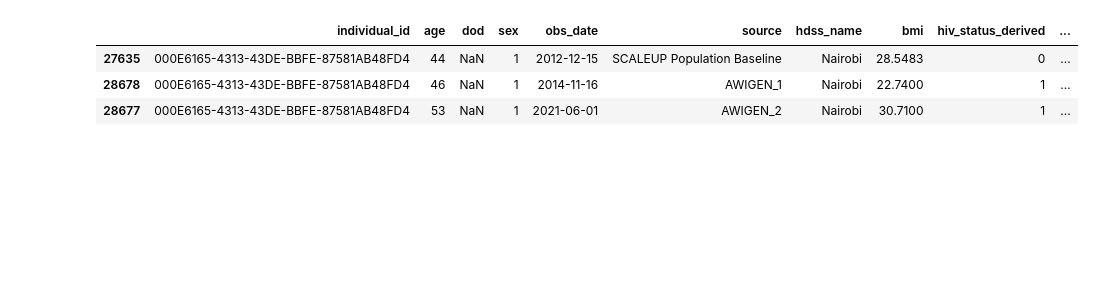
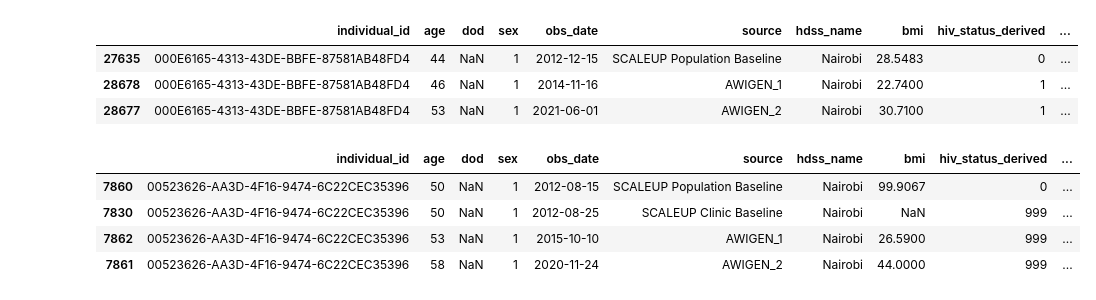
Before and after one commit to dmainagithub/stroke-work, a Jupyter notebook: Stroke_Data_Processing derived.ipynb, the cells around one changed output. Saved outputs shown, nothing was run; the diff lists cells and outputs as text; code cells hidden in the pictures; blank space fills up the shorter version.

```diff
--- a/Stroke_Data_Processing derived.ipynb
+++ b/Stroke_Data_Processing derived.ipynb
@@ -809,6 +792,17 @@ import numpy as np
 def process_conditions(df, conditions):
     df = df.copy()
     df = df.sort_values(by=['individual_id', 'obs_date'])  # Ensure time order
+
+
+    # ---------------------------------------------------------
+    # 🔹 Step 0: Apply single-record check ONLY for 'stroke_status_derived'
+    if 'stroke_status_derived' in df.columns:
+        record_counts = df.groupby('individual_id')['stroke_status_derived'].transform('count')
+        single_record_mask = record_counts == 1
+        invalid_value_mask = ~df['stroke_status_derived'].isin([0, 1])
+        df = df[~(single_record_mask & invalid_value_mask)]
+
+    # ---------------------------------------------------------
 
     for condition in conditions:
         # Define new column names
@@ -889,3 +902,20 @@ df.loc[df['individual_id'] == '000E6165-4313-43DE-BBFE-87581AB48FD4', [
 | 27635 | 000E6165-4313-43DE-BBFE-87581AB48FD4 | 44 | NaN | 1 | 2012-12-15 | SCALEUP Population Baseline | Nairobi | 28.5483 | 0 | ... |
 | 28678 | 000E6165-4313-43DE-BBFE-87581AB48FD4 | 46 | NaN | 1 | 2014-11-16 | AWIGEN_1 | Nairobi | 22.7400 | 1 | ... |
 | 28677 | 000E6165-4313-43DE-BBFE-87581AB48FD4 | 53 | NaN | 1 | 2021-06-01 | AWIGEN_2 | Nairobi | 30.7100 | 1 | ... |
+# %%
+df_processed.loc[df['individual_id'] == '00523626-AA3D-4F16-9474-6C22CEC35396', [
+    'individual_id', 'age', 'dod', 'sex', 'obs_date', 'source', 'hdss_name'
+    ,'bmi'
+    ,'hiv_status_derived', 'hiv_status_derived_age'
+    ,'obese_status_derived'
+    ,'tb_status_derived'
+    ,'hpt_status_derived', 'hpt_status_derived_age'
+    ,'diab_status_derived', 'diab_status_derived_age'
+    ,'stroke_status_derived','stroke_status_derived_age'
+]]
+# %% [output]
+|  | individual_id | age | dod | sex | obs_date | source | hdss_name | bmi | hiv_status_derived | ... |
+| 7860 | 00523626-AA3D-4F16-9474-6C22CEC35396 | 50 | NaN | 1 | 2012-08-15 | SCALEUP Population Baseline | Nairobi | 99.9067 | 0 | ... |
+| 7830 | 00523626-AA3D-4F16-9474-6C22CEC35396 | 50 | NaN | 1 | 2012-08-25 | SCALEUP Clinic Baseline | Nairobi | NaN | 999 | ... |
+| 7862 | 00523626-AA3D-4F16-9474-6C22CEC35396 | 53 | NaN | 1 | 2015-10-10 | AWIGEN_1 | Nairobi | 26.5900 | 999 | ... |
+| 7861 | 00523626-AA3D-4F16-9474-6C22CEC35396 | 58 | NaN | 1 | 2020-11-24 | AWIGEN_2 | Nairobi | 44.0000 | 999 | ... |
```
Also changed, not shown: parts of 15 cells of this notebook.
